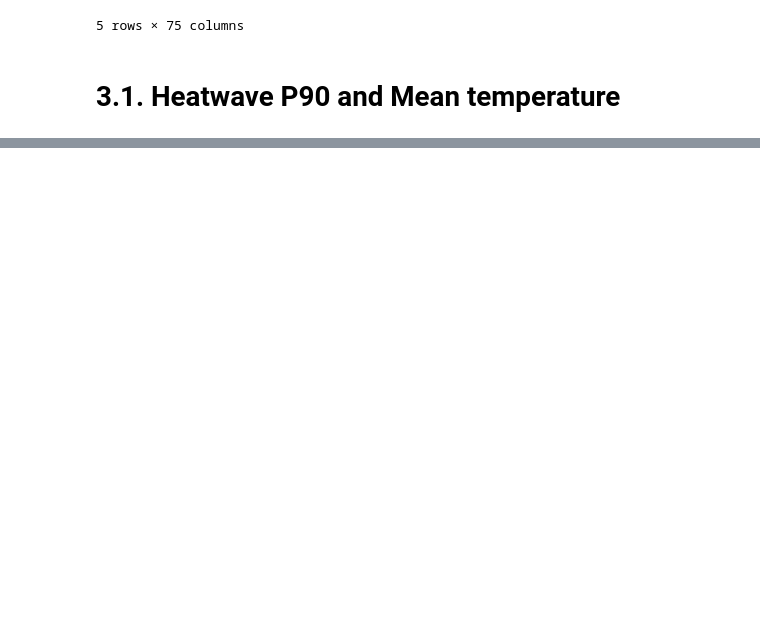
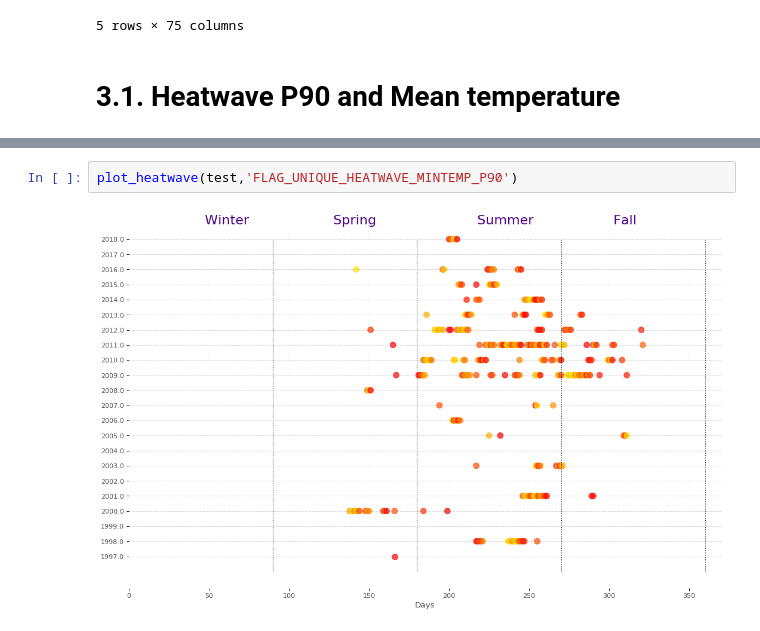
Before and after one commit to lucashueda/climate_health, a Jupyter notebook: 3.2 - [EDA] Correlation V2.ipynb, the cells around one changed output, grey strips where cells are left out. Saved outputs shown, nothing was run; the diff lists cells and outputs as text; blank space fills up the shorter version.

```diff
--- a/3.2 - [EDA] Correlation V2.ipynb
+++ b/3.2 - [EDA] Correlation V2.ipynb
@@ -375,0 +443,4 @@ array([ 0.53246259,  0.64866766,  0.05602775,  0.40369706,  0.95150519,
+# %%
+plot_heatwave(test,'FLAG_UNIQUE_HEATWAVE_MINTEMP_P90')
+# %% [output]
+[figure, added]
```
Also changed, not shown: parts of 28 cells of this notebook.
